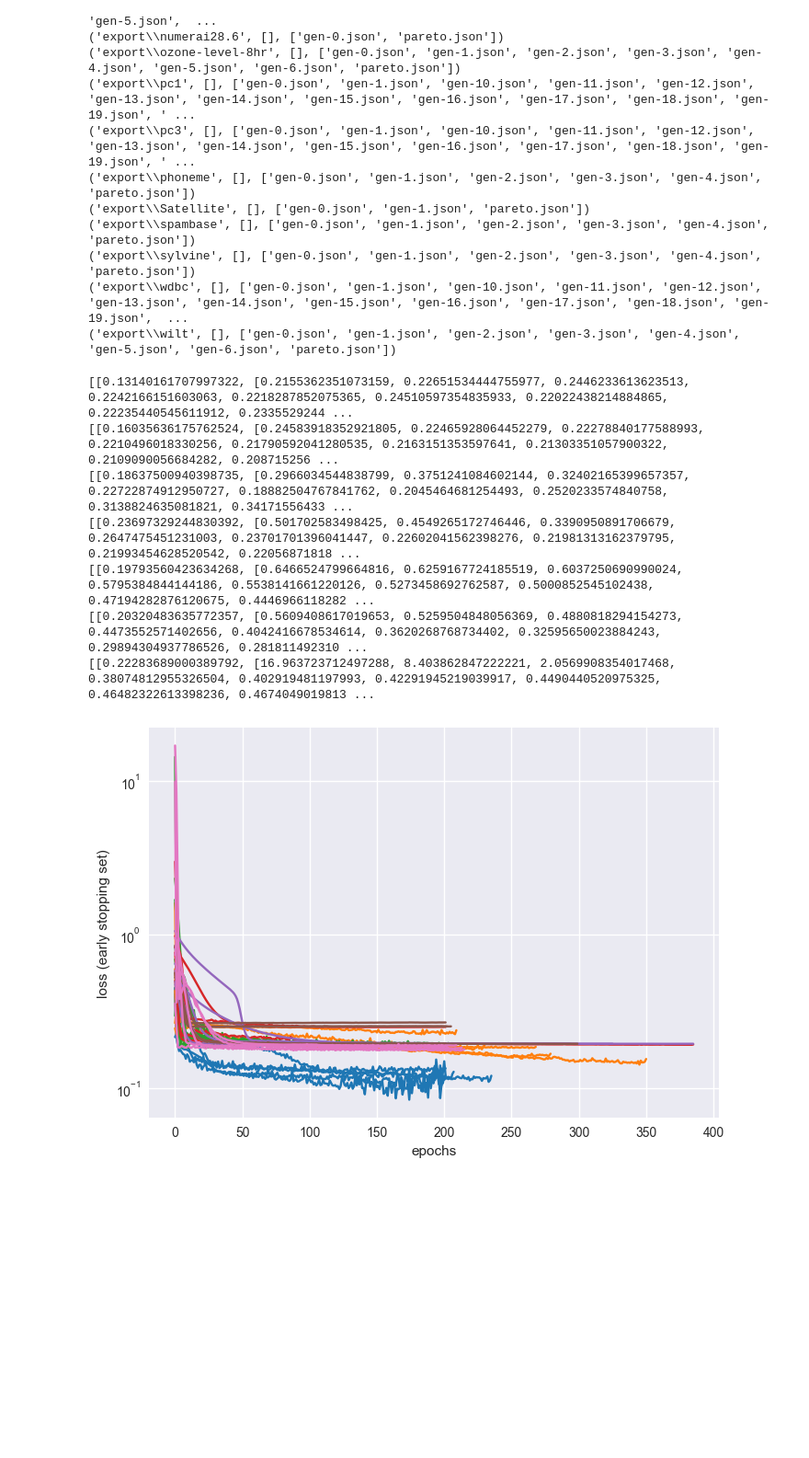
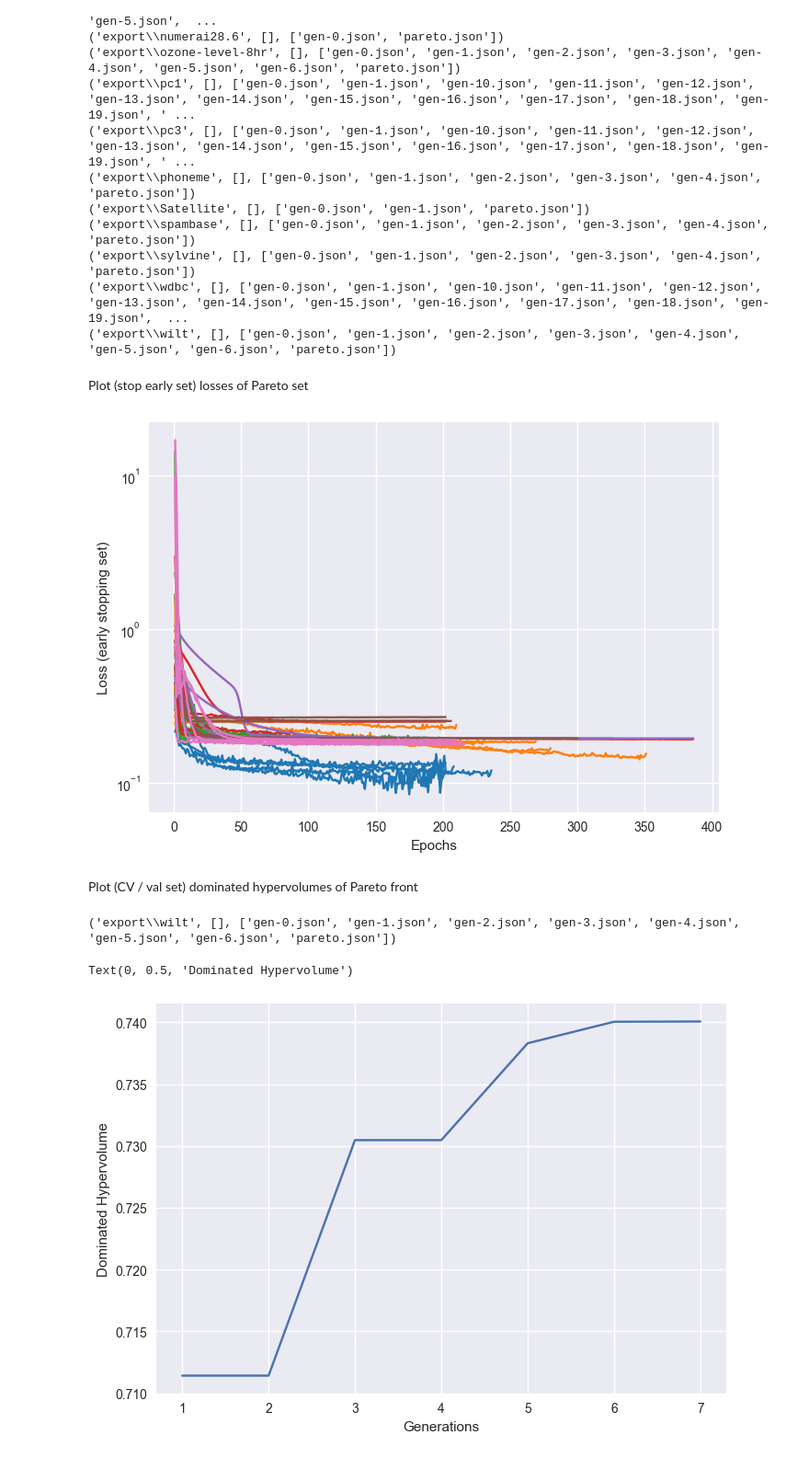
Before and after one commit to simon29st/ws2425-tab-ml, a Jupyter notebook: code/plotting.ipynb, the cells around one changed output. Shown at 92% size. Cells and saved outputs as stored; diff of their text form; code cells hidden in the pictures; blank space fills up the shorter version.

Commit message:
plot dominated hypervolume over generations

```diff
--- a/code/plotting.ipynb
+++ b/code/plotting.ipynb
@@ -30,6 +30,8 @@ for i, path in enumerate(os.walk('export')):
 ('export\\sylvine', [], ['gen-0.json', 'gen-1.json', 'gen-2.json', 'gen-3.json', 'gen-4.json', 'pareto.json'])
 ('export\\wdbc', [], ['gen-0.json', 'gen-1.json', 'gen-10.json', 'gen-11.json', 'gen-12.json', 'gen-13.json', 'gen-14.json', 'gen-15.json', 'gen-16.json', 'gen-17.json', 'gen-18.json', 'gen-19.json',  ...
 ('export\\wilt', [], ['gen-0.json', 'gen-1.json', 'gen-2.json', 'gen-3.json', 'gen-4.json', 'gen-5.json', 'gen-6.json', 'pareto.json'])
+# %% [markdown]
+Plot (stop early set) losses of Pareto set
 # %%
 with open(os.path.join(path[0], 'pareto.json')) as f_pareto:
     pareto = json.load(f_pareto)
@@ -39,23 +41,39 @@ fig1, ax1 = plt.subplots()
 colours = ['tab:blue', 'tab:orange', 'tab:green', 'tab:red', 'tab:purple', 'tab:brown', 'tab:pink', 'tab:gray', 'tab:olive', 'tab:cyan']
 for i, individual in enumerate(pareto['set']):
     losses = individual['metrics']['performance']['loss']
-    print(losses)
 
     for fold, loss_tuple in enumerate(losses):
-        x = range(len(loss_tuple[1]))
+        x = range(1, len(loss_tuple[1]) + 1)
         y = loss_tuple[1]
 
         ax1.plot(x, y, color=colours[i], label=f'Individual {i+1}')
-ax1.set_xlabel('epochs')
-ax1.set_ylabel('loss (early stopping set)')
+ax1.set_xlabel('Epochs')
+ax1.set_ylabel('Loss (early stopping set)')
 ax1.set_yscale('log')
 #ax1.legend()
 # %% [output]
-[[0.13140161707997322, [0.2155362351073159, 0.22651534444755977, 0.2446233613623513, 0.2242166151603063, 0.2218287852075365, 0.24510597354835933, 0.22022438214884865, 0.22235440545611912, 0.2335529244 ...
-[[0.16035636175762524, [0.24583918352921805, 0.22465928064452279, 0.22278840177588993, 0.2210496018330256, 0.21790592041280535, 0.2163151353597641, 0.21303351057900322, 0.2109090056684282, 0.208715256 ...
-[[0.18637500940398735, [0.2966034544838799, 0.3751241084602144, 0.32402165399657357, 0.22722874912950727, 0.18882504767841762, 0.2045464681254493, 0.2520233574840758, 0.3138824635081821, 0.34171556433 ...
-[[0.23697329244830392, [0.501702583498425, 0.4549265172746446, 0.3390950891706679, 0.2647475451231003, 0.23701701396041447, 0.22602041562398276, 0.21981313162379795, 0.21993454628520542, 0.22056871818 ...
-[[0.19793560423634268, [0.6466524799664816, 0.6259167724185519, 0.6037250690990024, 0.5795384844144186, 0.5538141661220126, 0.5273458692762587, 0.5000852545102438, 0.47194282876120675, 0.4446966118282 ...
-[[0.20320483635772357, [0.5609408617019653, 0.5259504848056369, 0.4880818294154273, 0.4473552571402656, 0.4042416678534614, 0.3620268768734402, 0.32595650023884243, 0.29894304937786526, 0.281811492310 ...
-[[0.22283689000389792, [16.963723712497288, 8.403862847222221, 2.0569908354017468, 0.38074812955326504, 0.402919481197993, 0.42291945219039917, 0.4490440520975325, 0.46482322613398236, 0.4674049019813 ...
 [figure]
+# %% [markdown]
+Plot (CV / val set) dominated hypervolumes of Pareto front
+# %%
+print(path)
+
+dhvs = list()
+for file_name in path[2]:
+    if file_name == 'pareto.json':
+        continue
+
+    with open(os.path.join(path[0], file_name)) as file:
+        gen = json.load(file)
+
+    dhvs.append(gen['dhv_val'])
+
+fig1, ax1 = plt.subplots()
+x = range(1, len(dhvs) + 1)
+ax1.plot(x, dhvs)
+ax1.set_xlabel('Generations')
+ax1.set_ylabel('Dominated Hypervolume')
+# %% [output]
+('export\\wilt', [], ['gen-0.json', 'gen-1.json', 'gen-2.json', 'gen-3.json', 'gen-4.json', 'gen-5.json', 'gen-6.json', 'pareto.json'])
+Text(0, 0.5, 'Dominated Hypervolume')
+[figure, added]
```
